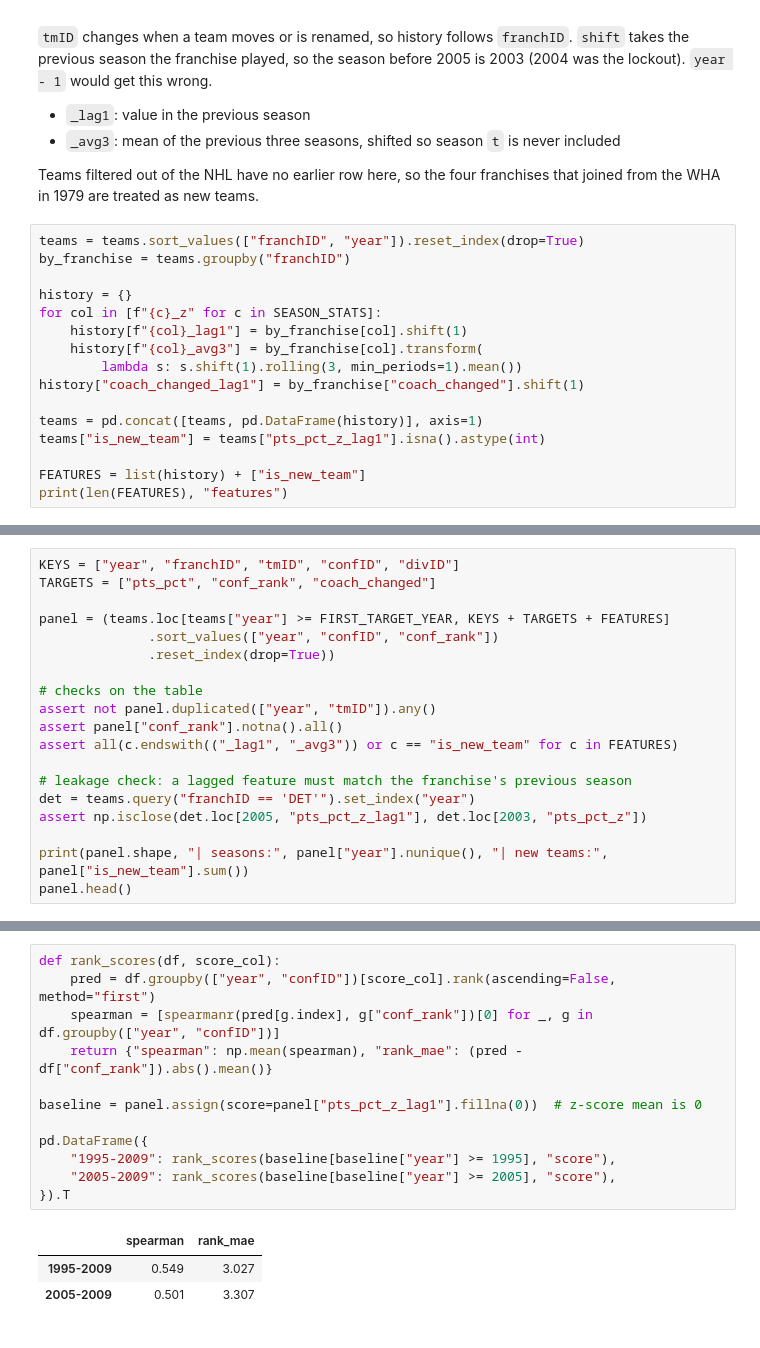
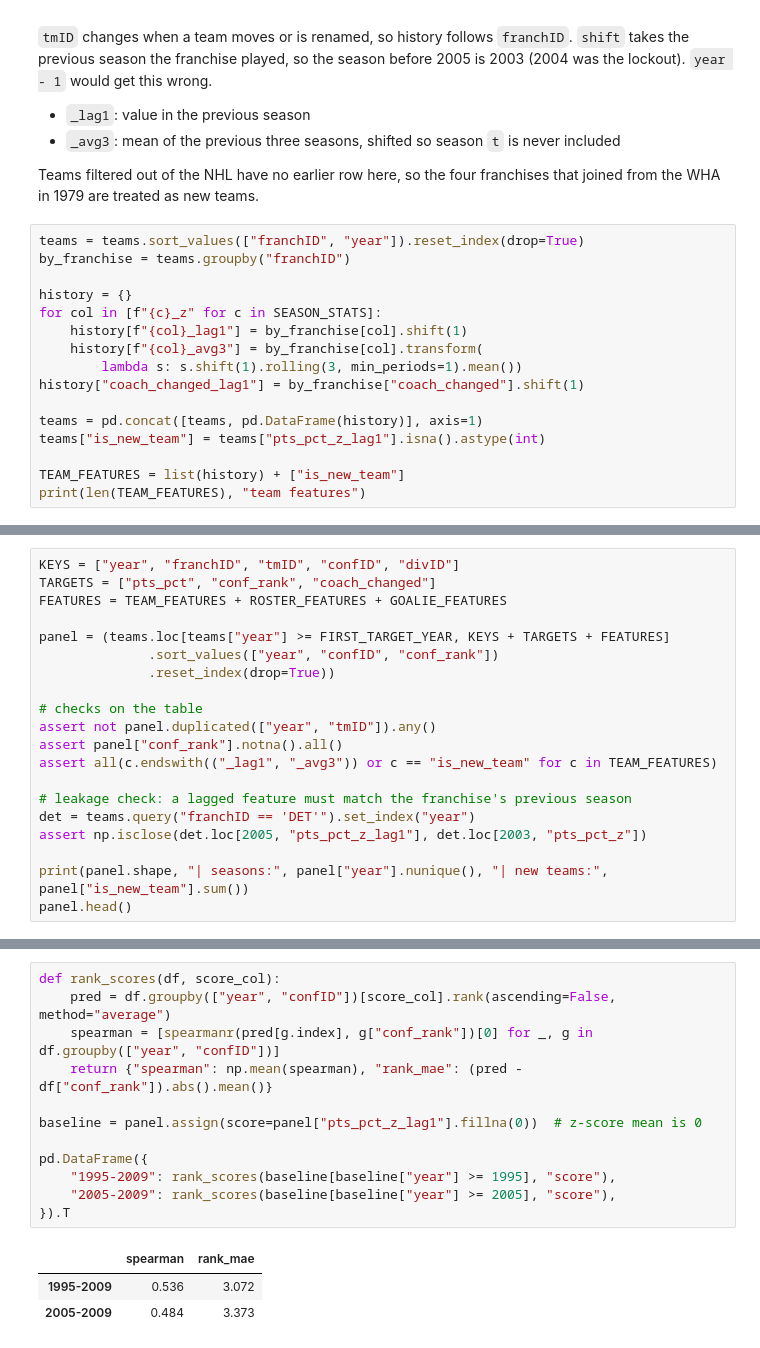
Before and after one commit to b3lchior/feup-ac, a Jupyter notebook: 02_data_prep.ipynb, the cells around one changed output, grey strips where cells are left out. Drawn from its saved outputs; the diff is of its cells as text.

```diff
--- a/02_data_prep.ipynb
+++ b/02_data_prep.ipynb
@@ -128,6 +128,6 @@ history["coach_changed_lag1"] = by_franchise["coach_changed"].shift(1)
 teams = pd.concat([teams, pd.DataFrame(history)], axis=1)
 teams["is_new_team"] = teams["pts_pct_z_lag1"].isna().astype(int)
 
-FEATURES = list(history) + ["is_new_team"]
-print(len(FEATURES), "features")
+TEAM_FEATURES = list(history) + ["is_new_team"]
+print(len(TEAM_FEATURES), "team features")
 # %% [output]
@@ -141,6 +303,7 @@ Missing values stay as they are: imputation and scaling must be fitted inside ea
 # %%
 KEYS = ["year", "franchID", "tmID", "confID", "divID"]
 TARGETS = ["pts_pct", "conf_rank", "coach_changed"]
+FEATURES = TEAM_FEATURES + ROSTER_FEATURES + GOALIE_FEATURES
 
 panel = (teams.loc[teams["year"] >= FIRST_TARGET_YEAR, KEYS + TARGETS + FEATURES]
               .sort_values(["year", "confID", "conf_rank"])
@@ -149,7 +312,7 @@ panel = (teams.loc[teams["year"] >= FIRST_TARGET_YEAR, KEYS + TARGETS + FEATURES
 # checks on the table
 assert not panel.duplicated(["year", "tmID"]).any()
 assert panel["conf_rank"].notna().all()
-assert all(c.endswith(("_lag1", "_avg3")) or c == "is_new_team" for c in FEATURES)
+assert all(c.endswith(("_lag1", "_avg3")) or c == "is_new_team" for c in TEAM_FEATURES)
 
 # leakage check: a lagged feature must match the franchise's previous season
 det = teams.query("franchID == 'DET'").set_index("year")
@@ -172,16 +337,16 @@ Each new group of features should be compared with this. The baseline orders eve
 # %%
 def rank_scores(df, score_col):
-    pred = df.groupby(["year", "confID"])[score_col].rank(ascending=False, method="first")
+    pred = df.groupby(["year", "confID"])[score_col].rank(ascending=False, method="average")
     spearman = [spearmanr(pred[g.index], g["conf_rank"])[0] for _, g in df.groupby(["year", "confID"])]
     return {"spearman": np.mean(spearman), "rank_mae": (pred - df["conf_rank"]).abs().mean()}
 
 baseline = panel.assign(score=panel["pts_pct_z_lag1"].fillna(0))  # z-score mean is 0
 
 pd.DataFrame({
     "1995-2009": rank_scores(baseline[baseline["year"] >= 1995], "score"),
     "2005-2009": rank_scores(baseline[baseline["year"] >= 2005], "score"),
 }).T
 # %% [output]
 |  | spearman | rank_mae |
-| 1995-2009 | 0.549 | 3.027 |
-| 2005-2009 | 0.501 | 3.307 |
+| 1995-2009 | 0.536 | 3.072 |
+| 2005-2009 | 0.484 | 3.373 |
```
Also changed, not shown: parts of 14 cells of this notebook.
